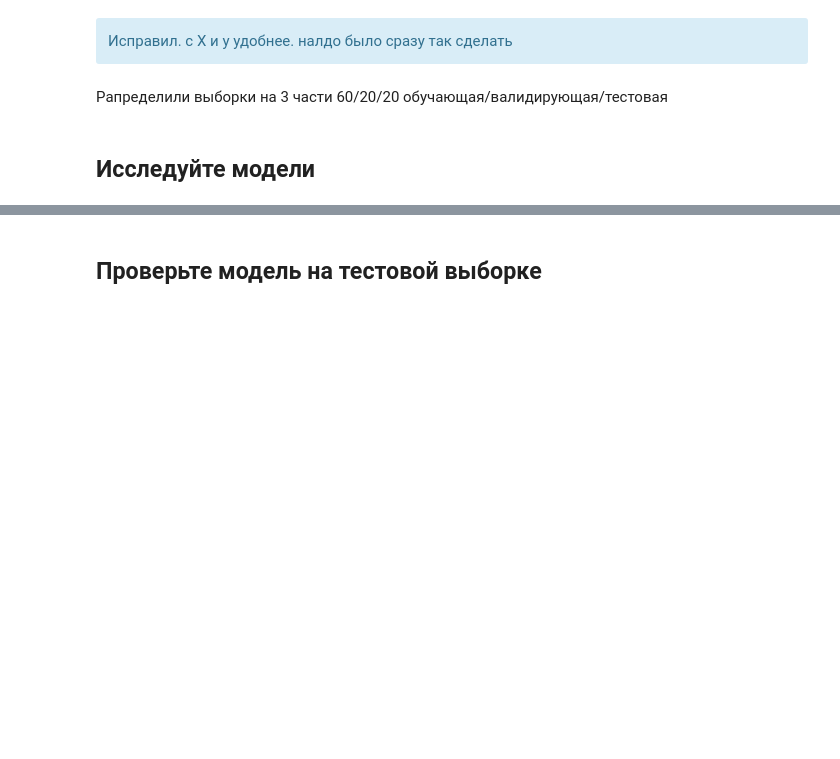
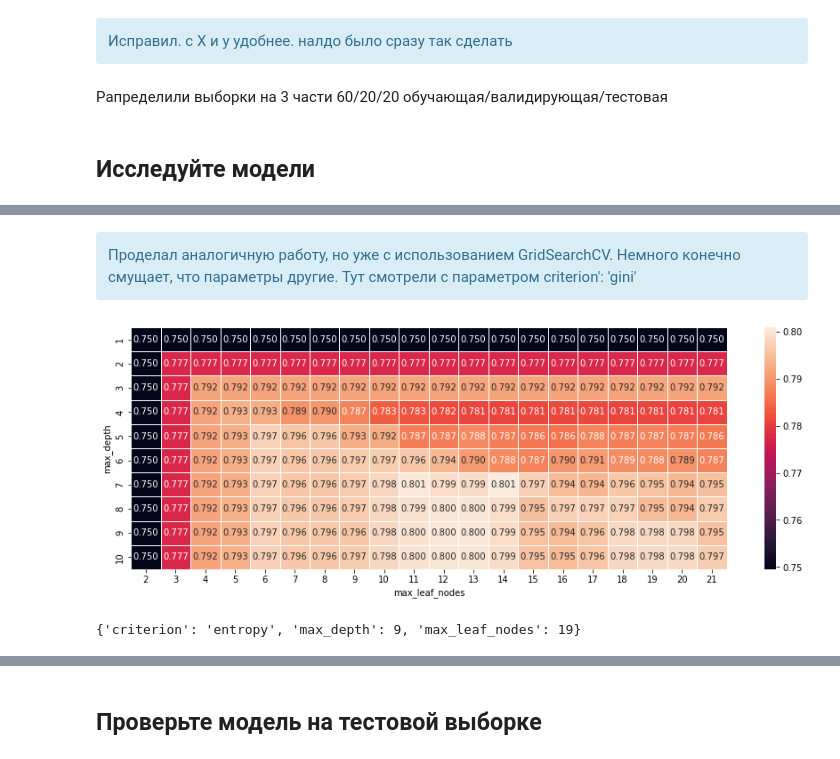
Before and after one commit to karimovdo/model1, a Jupyter notebook: model_rew.ipynb, the cells around one changed output, grey strips where cells are left out. Cells and saved outputs as stored; diff of their text form; code cells hidden in the pictures; blank space fills up the shorter version.

```diff
--- a/model_rew.ipynb
+++ b/model_rew.ipynb
@@ -316,0 +386,23 @@ best max_depth = 3 : 0.7853810264385692
+# %% [markdown]
+<div class="alert alert-info">
+Проделал аналогичную работу, но уже с использованием GridSearchCV. Немного конечно смущает, что параметры другие. Тут смотрели с параметром criterion': 'gini'
+# %%
+scores = np.array(results.mean_test_score).reshape(10, 20)
+
+plt.figure(figsize=(15, 5))
+ax = sns.heatmap(scores[0:11,0:22], annot=True, fmt=".3f", linewidth=.5)
+ax.set(xlabel="max_leaf_nodes", ylabel="max_depth", xticklabels=range(2,22), yticklabels=range(1,11));
+# %% [output]
+[figure, added]
+# %%
+param_grid = {'criterion':['entropy'], 'max_depth': np.arange(1, 11),  'max_leaf_nodes':np.arange(2, 22)}
+
+dtree_model=DecisionTreeClassifier()
+
+dtree_gscv = GridSearchCV(dtree_model, param_grid, cv=5)
+
+dtree_gscv.fit(X, y)
+results = pd.DataFrame(dtree_gscv.cv_results_)
+dtree_gscv.best_params_
+# %% [output]
+{'criterion': 'entropy', 'max_depth': 9, 'max_leaf_nodes': 19}
```
Also changed, not shown: parts of 81 cells of this notebook.
